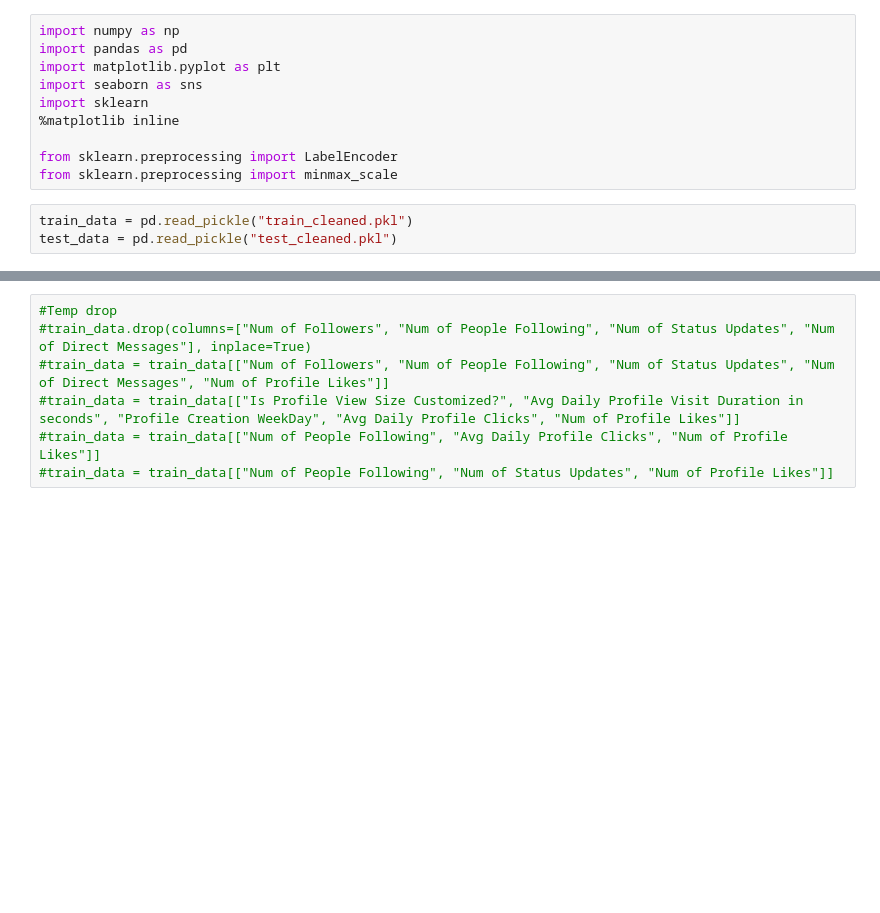
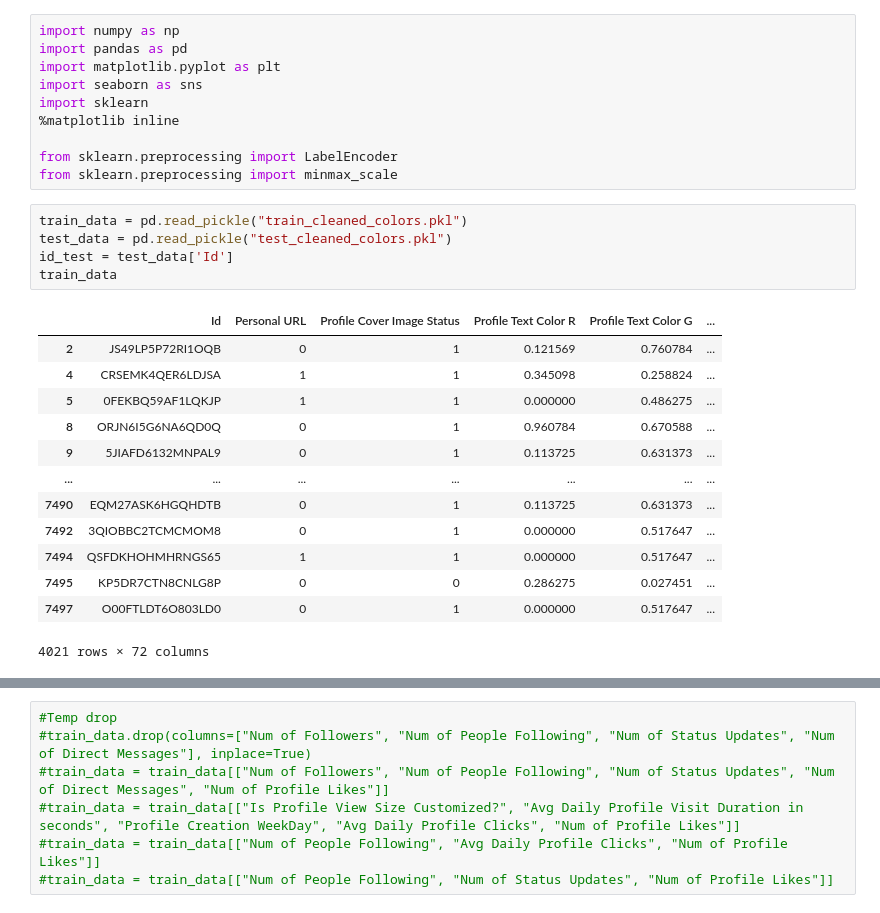
Before and after one commit to syrix78/IFT6758_Competition, a Jupyter notebook: predictor.ipynb, the cells around one changed output, grey strips where cells are left out. Saved outputs shown, nothing was run; the diff lists cells and outputs as text; blank space fills up the shorter version.

```diff
--- a/predictor.ipynb
+++ b/predictor.ipynb
@@ -17,6 +17,22 @@ import sklearn
 from sklearn.preprocessing import LabelEncoder
 from sklearn.preprocessing import minmax_scale
 # %%
-train_data = pd.read_pickle("train_cleaned.pkl")
-test_data = pd.read_pickle("test_cleaned.pkl")
+train_data = pd.read_pickle("train_cleaned_colors.pkl")
+test_data = pd.read_pickle("test_cleaned_colors.pkl")
+id_test = test_data['Id']
+train_data
+# %% [output]
+|  | Id | Personal URL | Profile Cover Image Status | Profile Text Color R | Profile Text Color G | ... |
+| 2 | JS49LP5P72RI1OQB | 0 | 1 | 0.121569 | 0.760784 | ... |
+| 4 | CRSEMK4QER6LDJSA | 1 | 1 | 0.345098 | 0.258824 | ... |
+| 5 | 0FEKBQ59AF1LQKJP | 1 | 1 | 0.000000 | 0.486275 | ... |
+| 8 | ORJN6I5G6NA6QD0Q | 0 | 1 | 0.960784 | 0.670588 | ... |
+| 9 | 5JIAFD6132MNPAL9 | 0 | 1 | 0.113725 | 0.631373 | ... |
+| ... | ... | ... | ... | ... | ... | ... |
+| 7490 | EQM27ASK6HGQHDTB | 0 | 1 | 0.113725 | 0.631373 | ... |
+| 7492 | 3QIOBBC2TCMCMOM8 | 0 | 1 | 0.000000 | 0.517647 | ... |
+| 7494 | QSFDKHOHMHRNGS65 | 1 | 1 | 0.000000 | 0.517647 | ... |
+| 7495 | KP5DR7CTN8CNLG8P | 0 | 0 | 0.286275 | 0.027451 | ... |
+| 7497 | O00FTLDT6O803LD0 | 0 | 1 | 0.000000 | 0.517647 | ... |
+4021 rows × 72 columns
 # %%
```
Also changed, not shown: parts of 43 cells of this notebook, 3 other files.
